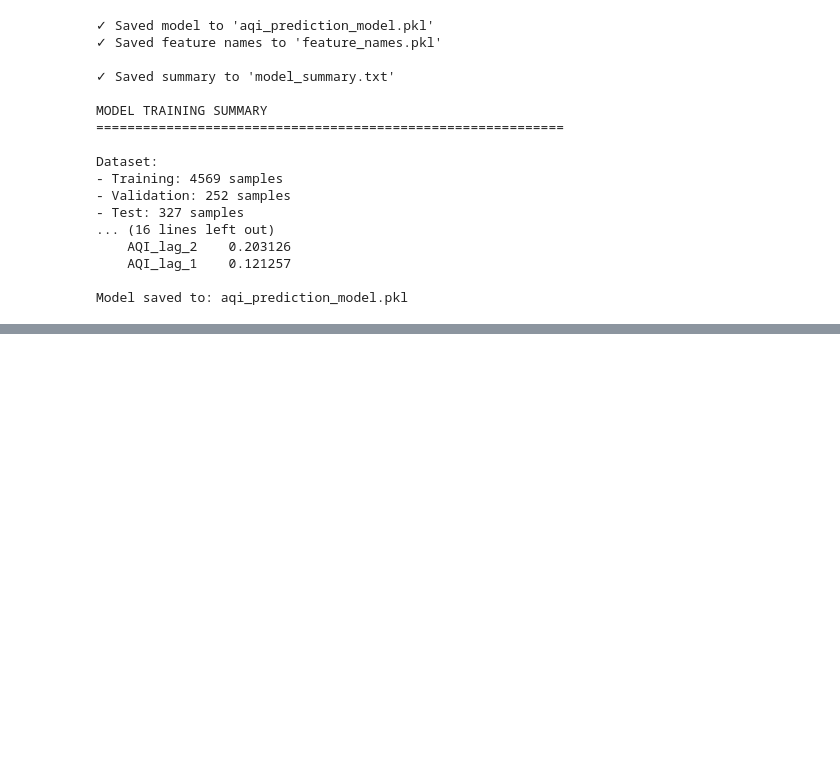
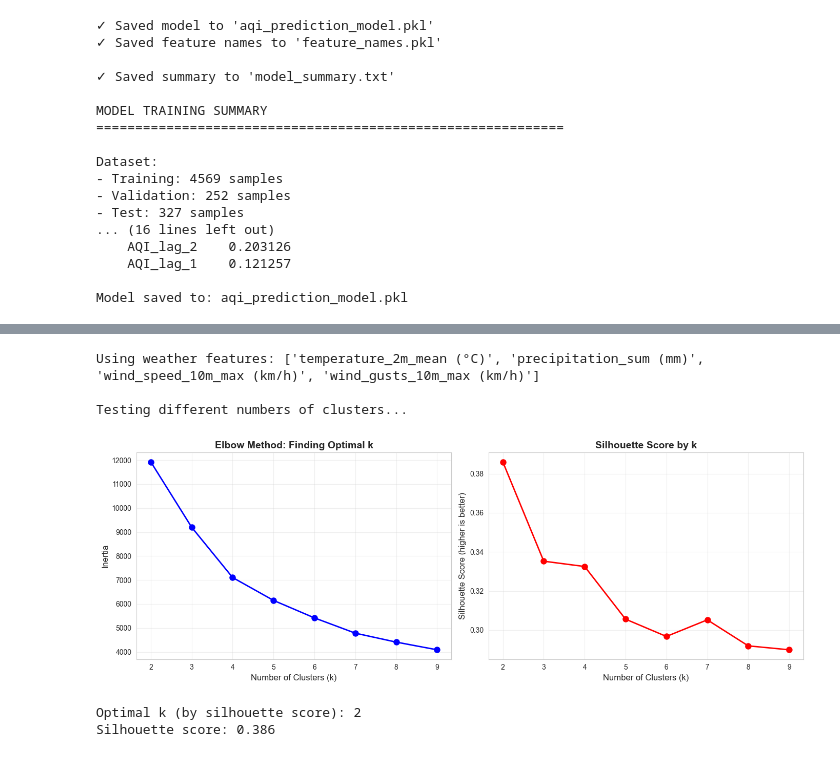
Before and after one commit to Saniya1016/boston-aqi-prediction, a Jupyter notebook: visualizations/Saniya/scripts/aqi_predict.ipynb, the cells around one changed output, grey strips where cells are left out. Drawn from its saved outputs; the diff is of its cells as text; code cells hidden in the pictures; blank space fills up the shorter version.

```diff
--- a/visualizations/Saniya/scripts/aqi_predict.ipynb
+++ b/visualizations/Saniya/scripts/aqi_predict.ipynb
@@ -1174,0 +1353,65 @@ Model saved to: aqi_prediction_model.pkl
+# %%
+# Select weather features
+weather_features = [
+    'temperature_2m_mean (°C)',
+    'precipitation_sum (mm)',
+    'wind_speed_10m_max (km/h)',
+    'wind_gusts_10m_max (km/h)'
+]
+
+# Verify features exist
+weather_features = [f for f in weather_features if f in df_for_clustering.columns]
+print(f"\nUsing weather features: {weather_features}")
+
+# Prepare data
+X_weather = df_for_clustering[weather_features].copy()
+
+# Standardize (CRITICAL for K-means!)
+scaler = StandardScaler()
+X_scaled = scaler.fit_transform(X_weather)
+
+# Find optimal k using elbow method
+from sklearn.metrics import silhouette_score
+
+inertias = []
+silhouette_scores = []
+K_range = range(2, 10)
+
+print("\nTesting different numbers of clusters...")
+for k in K_range:
+    kmeans = KMeans(n_clusters=k, random_state=42, n_init=10)
+    kmeans.fit(X_scaled)
+    inertias.append(kmeans.inertia_)
+    silhouette_scores.append(silhouette_score(X_scaled, kmeans.labels_))
+
+# Plot elbow curve
+fig, axes = plt.subplots(1, 2, figsize=(14, 5))
+
+axes[0].plot(K_range, inertias, 'bo-', linewidth=2, markersize=8)
+axes[0].set_xlabel('Number of Clusters (k)', fontsize=12)
+axes[0].set_ylabel('Inertia', fontsize=12)
+axes[0].set_title('Elbow Method: Finding Optimal k', fontsize=14, fontweight='bold')
+axes[0].grid(alpha=0.3)
+
+axes[1].plot(K_range, silhouette_scores, 'ro-', linewidth=2, markersize=8)
+axes[1].set_xlabel('Number of Clusters (k)', fontsize=12)
+axes[1].set_ylabel('Silhouette Score (higher is better)', fontsize=12)
+axes[1].set_title('Silhouette Score by k', fontsize=14, fontweight='bold')
+axes[1].grid(alpha=0.3)
+
+plt.tight_layout()
+plt.savefig('clustering_elbow_method.png', dpi=300)
+plt.show()
+
+# Choose k based on elbow/silhouette
+best_k_idx = np.argmax(silhouette_scores)
+k_optimal = K_range[best_k_idx]
+print(f"\nOptimal k (by silhouette score): {k_optimal}")
+print(f"Silhouette score: {silhouette_scores[best_k_idx]:.3f}")
+# %% [output]
+Using weather features: ['temperature_2m_mean (°C)', 'precipitation_sum (mm)', 'wind_speed_10m_max (km/h)', 'wind_gusts_10m_max (km/h)']
+
+Testing different numbers of clusters...
+[figure, added]
+Optimal k (by silhouette score): 2
+Silhouette score: 0.386
```
Also changed, not shown: parts of 7 cells of this notebook.
